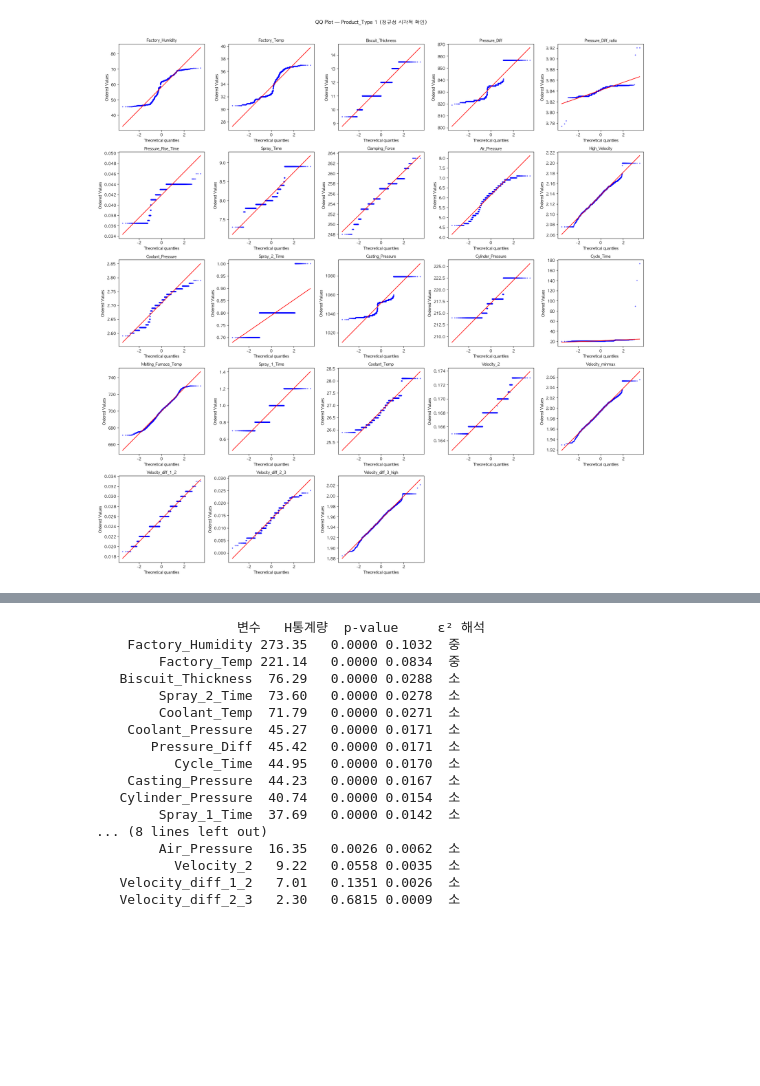
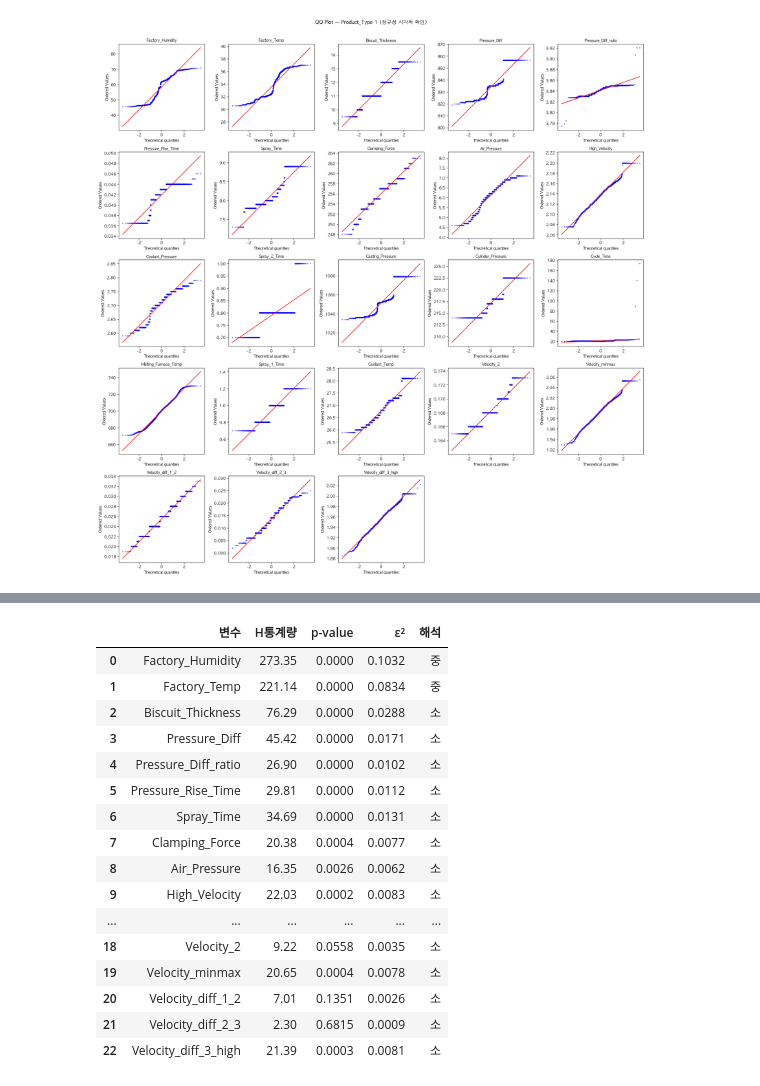
Before and after one commit to heeso0908/hotsix, a Jupyter notebook: notebooks/지소윤/통계.ipynb, the cells around one changed output, grey strips where cells are left out. Drawn from its saved outputs; the diff is of its cells as text; code cells hidden in the pictures; blank space fills up the shorter version.

```diff
--- a/notebooks/지소윤/통계.ipynb
+++ b/notebooks/지소윤/통계.ipynb
@@ -396,49 +397,49 @@ Melting_Furnace_Temp  28.79   0.0000   ✅
 # %%
 #---------------------
 # 5. 효과크기 계산 (Epsilon-squared)
 #---------------------
 
 from scipy.stats import kruskal
 
 defect_types = ['Exfoliation', 'Short_Shot', 'Deformation', 'Bubble', 'Normal']
 n_total = len(type1_df)
 
 results = []
 for col in target_vars:
     groups = [type1_df[type1_df['Defect_Type'] == dt][col].dropna() for dt in defect_types]
     stat, p = kruskal(*groups)
 
     # epsilon-squared = H / (n - 1) / (n + 1) * n
     eps_sq = stat / (n_total - 1)
 
     results.append({
         '변수': col,
         'H통계량': round(stat, 2),
         'p-value': round(p, 4),
         'ε²': round(eps_sq, 4),
         '해석': '대' if eps_sq >= 0.14 else '중' if eps_sq >= 0.06 else '소'
     })
 
 result_df = pd.DataFrame(results).sort_values('ε²', ascending=False)
-print(result_df.to_string(index=False))
+display(pd.DataFrame(results))
 # %% [output]
-                  변수   H통계량  p-value     ε² 해석
-    Factory_Humidity 273.35   0.0000 0.1032  중
-        Factory_Temp 221.14   0.0000 0.0834  중
-   Biscuit_Thickness  76.29   0.0000 0.0288  소
-        Spray_2_Time  73.60   0.0000 0.0278  소
-        Coolant_Temp  71.79   0.0000 0.0271  소
-    Coolant_Pressure  45.27   0.0000 0.0171  소
-       Pressure_Diff  45.42   0.0000 0.0171  소
-          Cycle_Time  44.95   0.0000 0.0170  소
-    Casting_Pressure  44.23   0.0000 0.0167  소
-   Cylinder_Pressure  40.74   0.0000 0.0154  소
-        Spray_1_Time  37.69   0.0000 0.0142  소
-... (8 lines left out)
-        Air_Pressure  16.35   0.0026 0.0062  소
-          Velocity_2   9.22   0.0558 0.0035  소
-   Velocity_diff_1_2   7.01   0.1351 0.0026  소
-   Velocity_diff_2_3   2.30   0.6815 0.0009  소
+|  | 변수 | H통계량 | p-value | ε² | 해석 |
+| 0 | Factory_Humidity | 273.35 | 0.0000 | 0.1032 | 중 |
+| 1 | Factory_Temp | 221.14 | 0.0000 | 0.0834 | 중 |
+| 2 | Biscuit_Thickness | 76.29 | 0.0000 | 0.0288 | 소 |
+| 3 | Pressure_Diff | 45.42 | 0.0000 | 0.0171 | 소 |
+| 4 | Pressure_Diff_ratio | 26.90 | 0.0000 | 0.0102 | 소 |
+| 5 | Pressure_Rise_Time | 29.81 | 0.0000 | 0.0112 | 소 |
+| 6 | Spray_Time | 34.69 | 0.0000 | 0.0131 | 소 |
+| 7 | Clamping_Force | 20.38 | 0.0004 | 0.0077 | 소 |
+| 8 | Air_Pressure | 16.35 | 0.0026 | 0.0062 | 소 |
+| 9 | High_Velocity | 22.03 | 0.0002 | 0.0083 | 소 |
+| ... | ... | ... | ... | ... | ... |
+| 18 | Velocity_2 | 9.22 | 0.0558 | 0.0035 | 소 |
+| 19 | Velocity_minmax | 20.65 | 0.0004 | 0.0078 | 소 |
+| 20 | Velocity_diff_1_2 | 7.01 | 0.1351 | 0.0026 | 소 |
+| 21 | Velocity_diff_2_3 | 2.30 | 0.6815 | 0.0009 | 소 |
+| 22 | Velocity_diff_3_high | 21.39 | 0.0003 | 0.0081 | 소 |
 # %%
 #---------------------
 # 6. 사후검정 (Dunn's Test)
```
Also changed, not shown: parts of 8 cells of this notebook, 1 other file.
